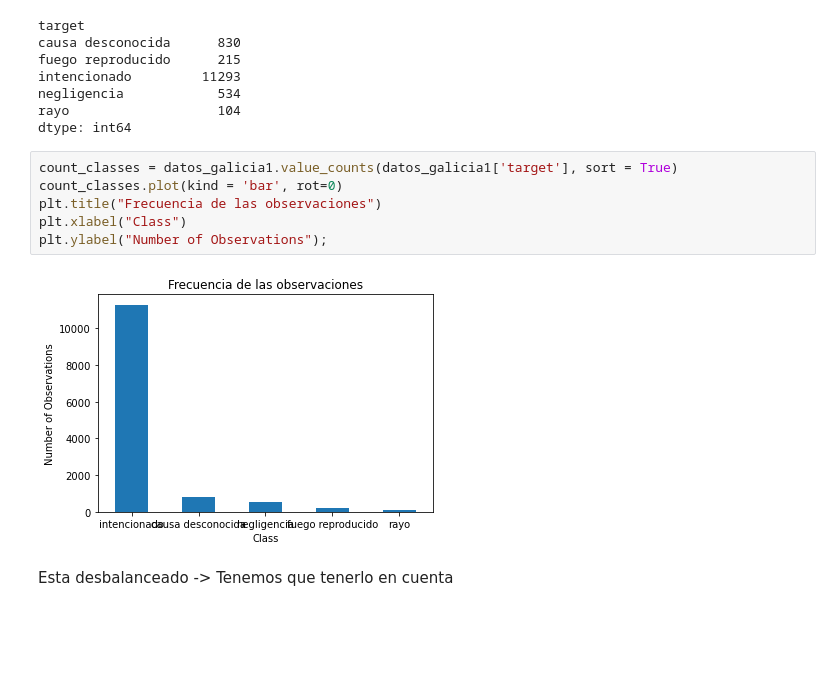
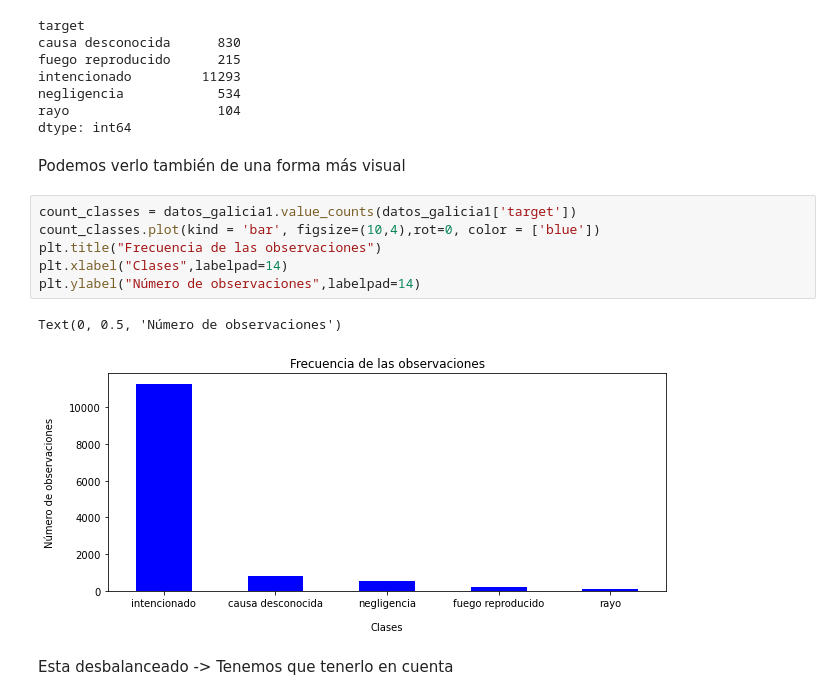
Before and after one commit to TFM123456/Big_Data_and_Data_Science_UCM, a Jupyter notebook: Modelado TFM - Seleccion de variables_mejorado.ipynb, the cells around one changed output. Saved outputs shown, nothing was run; the diff lists cells and outputs as text; blank space fills up the shorter version.

```diff
--- a/Modelado TFM - Seleccion de variables_mejorado.ipynb
+++ b/Modelado TFM - Seleccion de variables_mejorado.ipynb
@@ -379,14 +383,17 @@ intencionado         11293
 negligencia            534
 rayo                   104
 dtype: int64
+# %% [markdown]
+Podemos verlo también de una forma más visual
 # %%
-count_classes = datos_galicia1.value_counts(datos_galicia1['target'], sort = True)
-count_classes.plot(kind = 'bar', rot=0)
+count_classes = datos_galicia1.value_counts(datos_galicia1['target'])
+count_classes.plot(kind = 'bar', figsize=(10,4),rot=0, color = ['blue'])
 plt.title("Frecuencia de las observaciones")
-plt.xlabel("Class")
-plt.ylabel("Number of Observations");
+plt.xlabel("Clases",labelpad=14)
+plt.ylabel("Número de observaciones",labelpad=14)
 # %% [output]
+Text(0, 0.5, 'Número de observaciones')
-[figure, old version]
+[figure, new version]
 # %% [markdown]
 Esta desbalanceado -> Tenemos que tenerlo en cuenta
 # %% [markdown]
```
Also changed, not shown: parts of 112 cells of this notebook.
